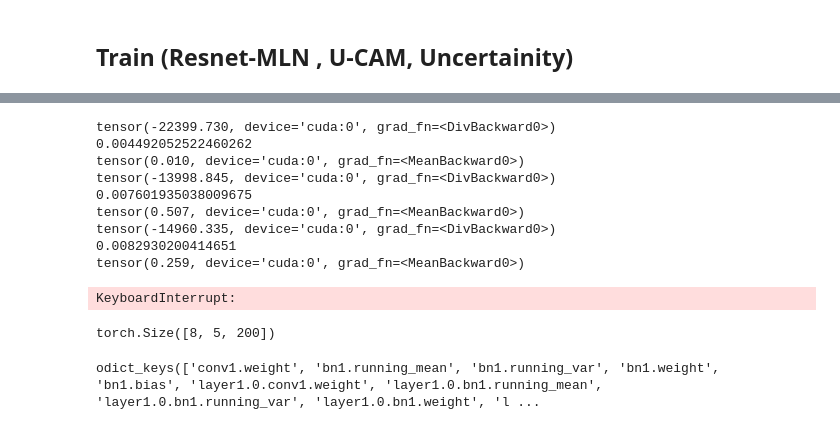
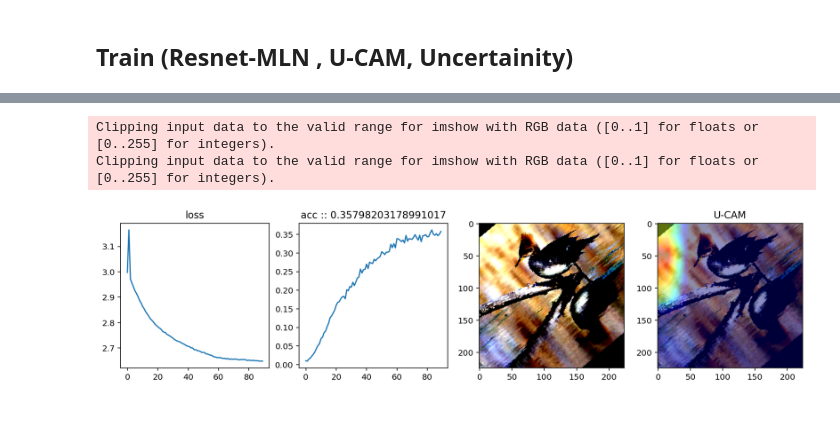
Before and after one commit to SeungyounShin/ood_mln, a Jupyter notebook: grad-cam2.ipynb, the cells around one changed output, grey strips where cells are left out. Drawn from its saved outputs; the diff is of its cells as text; code cells hidden in the pictures.

```diff
--- a/grad-cam2.ipynb
+++ b/grad-cam2.ipynb
@@ -426,7 +418,7 @@ class MixtureLogitNetwork(nn.Module):
         self.SHARE_SIG  = SHARE_SIG
         self.base       = base
         self.build_graph()
-        self.init_param()
+#         self.init_param()
         self.avgpool = nn.AdaptiveAvgPool2d(1)
 
     def build_graph(self):
@@ -710,14 +701,14 @@ def func_eval(model,data_iter,device):
     return out_eval
 # %%
 kwargs = {'num_classes': classes}
-mln = MixtureLogitNetwork(name='mln',y_dim=classes,USE_BN=True,k=1,
-                                sig_min=0.01,sig_max=2,
+mln = MixtureLogitNetwork(name='mln',y_dim=classes,USE_BN=True,k=5,
+                                sig_min=0.01,sig_max=2.,
                                 mu_min=-2,mu_max=+2,SHARE_SIG=True,
                                 base = resnet18(pretrained=True, **kwargs)).to(device)
 grad_cam_mln = GradCam_mln(model=mln, feature_module=mln.base.layer4, target_layer_names=["1"], device=device)
 
 warm = 1.
-optm = optim.SGD(mln.parameters(), lr=1e-2,momentum=0.9)
+optm = optim.SGD(mln.parameters(), lr=1e-3,momentum=0.9)
 #optm = optim.Adam(resnet.parameters(), lr=1e-3)
 
 #scheduler = torch.optim.lr_scheduler.CosineAnnealingLR(optm, T_max=220)
@@ -739,61 +730,54 @@ for epoch in range(EPOCHS):
         target = torch.eye(classes)[batch_out].to(device)
         loss_out = mace_loss(pi,mu,sigma,target)
 #         loss = ce(mu, batch_out.to(device))
-        loss = loss_out['mace_avg'] + 10000 * loss_out['alea_avg']  #- loss_out['epis_avg']
-        #print(loss_out['mace_avg'].data, loss_out['epis_avg'].data, loss_out['alea_avg'].data, )
+        loss = loss_out['mace_avg'] + 1. * loss_out['alea_avg']  - loss_out['epis_avg']
+#         print(loss_out['mace_avg'].data, loss_out['epis_avg'].data, loss_out['alea_avg'].data)
         # Update
         optm.zero_grad() # reset gradient
         loss.backward() # back-propagation
         optm.step() # optimizer update
         # Track losses
         loss_sum += loss
         batch_ind+=1
 #         print(torch.mean(sigma))
         #ucam = grad_cam_mln(batch_in[0].unsqueeze(0).to(device), target[0].unsqueeze(0).to(device))
         #plt.figure(figsize=(12,12))
         #plt.subplot(2,2,1)
         #plt.imshow(batch_in[0].permute(1,2,0))
         #plt.subplot(2,2,2)
         #plt.imshow(ucam, cmap=plt.get_cmap('jet'))
         #plt.show()
 
     loss_avg = loss_sum/len(train_iter)
     if ((epoch%print_every)==0) or (epoch==(EPOCHS-1)):
         test_res = func_eval(mln,test_iter,device)
         #outdist_res  = func_eval_base(model,outdist_iter,device)
-        loss_global.append(loss_avg)
+        loss_global.append(loss_avg.item())
         acc_global.append(test_res['val_accr'])
         print(loss_avg)
         print(test_res['val_accr'])
         print(torch.mean(sigma))
-#         #print ("epoch:[%d/%d] loss:[%.3f] test_accr:[%.3f] "%(epoch,EPOCHS,loss_avg,test_res['val_accr']))
-#         #print (" [indist]  alea:[%.3f] epis:[%.7f]\n [outdist] alea:[%.3f] epis:[%.7f]"%(test_res['alea'],test_res['epis'], outdist_res['alea'],outdist_res['epis']))
-#         clear_output(wait=True)
-#         plt.figure(figsize=(15,15))
-#         plt.subplot(4,4,1)
-#         plt.title("loss")
-#         plt.plot(loss_global)
-#         plt.subplot(4,4,2)
-#         plt.title("acc :: "+str(test_res['val_accr']))
-#         plt.plot(acc_global)
-#         plt.subplot(4,4,3)
-#         plt.imshow(batch_in[0].permute(1,2,0))
-#         plt.subplot(4,4,4)
-#         plt.title('U-CAM')
-#         cam = grad_cam_mln(batch_in.to(device), target[0].unsqueeze(0).to(device))
-#         plt.imshow(batch_in[0].permute(1,2,0))
-#         plt.imshow(cam, alpha=0.45, cmap=plt.get_cmap('jet'))
-#         plt.show();
+        #print ("epoch:[%d/%d] loss:[%.3f] test_accr:[%.3f] "%(epoch,EPOCHS,loss_avg,test_res['val_accr']))
+        #print (" [indist]  alea:[%.3f] epis:[%.7f]\n [outdist] alea:[%.3f] epis:[%.7f]"%(test_res['alea'],test_res['epis'], outdist_res['alea'],outdist_res['epis']))
+        clear_output(wait=True)
+        plt.figure(figsize=(15,15))
+        plt.subplot(4,4,1)
+        plt.title("loss")
+        plt.plot(loss_global)
+        plt.subplot(4,4,2)
+        plt.title("acc :: "+str(test_res['val_accr']))
+        plt.plot(acc_global)
+        plt.subplot(4,4,3)
+        plt.imshow(batch_in[0].permute(1,2,0).detach().cpu().numpy())
+        plt.subplot(4,4,4)
+        plt.title('U-CAM')
+        cam = grad_cam_mln(batch_in.to(device), target[0].unsqueeze(0).to(device))
+        plt.imshow(batch_in[0].permute(1,2,0).detach().cpu().numpy())
+        plt.imshow(cam, alpha=0.45, cmap=plt.get_cmap('jet'))
+        plt.show();
 
 print ("Done")
 # %% [output]
-tensor(-22399.730, device='cuda:0', grad_fn=<DivBackward0>)
-0.004492052522460262
-tensor(0.010, device='cuda:0', grad_fn=<MeanBackward0>)
-tensor(-13998.845, device='cuda:0', grad_fn=<DivBackward0>)
-0.007601935038009675
-tensor(0.507, device='cuda:0', grad_fn=<MeanBackward0>)
-tensor(-14960.335, device='cuda:0', grad_fn=<DivBackward0>)
-0.0082930200414651
-tensor(0.259, device='cuda:0', grad_fn=<MeanBackward0>)
+Clipping input data to the valid range for imshow with RGB data ([0..1] for floats or [0..255] for integers).
+Clipping input data to the valid range for imshow with RGB data ([0..1] for floats or [0..255] for integers).
-KeyboardInterrupt:
+[figure, added]
@@ -800,4 +805,2 @@ KeyboardInterrupt:
 # %%
-mu.shape
+batch_in.shape
-# %% [output]
-torch.Size([8, 5, 200])
@@ -807,4 +806,0 @@ state_dict = load_url('https://download.pytorch.org/models/resnet18-5c106cde.pth
-# %%
-state_dict.keys()
-# %% [output]
-odict_keys(['conv1.weight', 'bn1.running_mean', 'bn1.running_var', 'bn1.weight', 'bn1.bias', 'layer1.0.conv1.weight', 'layer1.0.bn1.running_mean', 'layer1.0.bn1.running_var', 'layer1.0.bn1.weight', 'l ...
```
Also changed, not shown: parts of 10 cells of this notebook, 1 other file.
